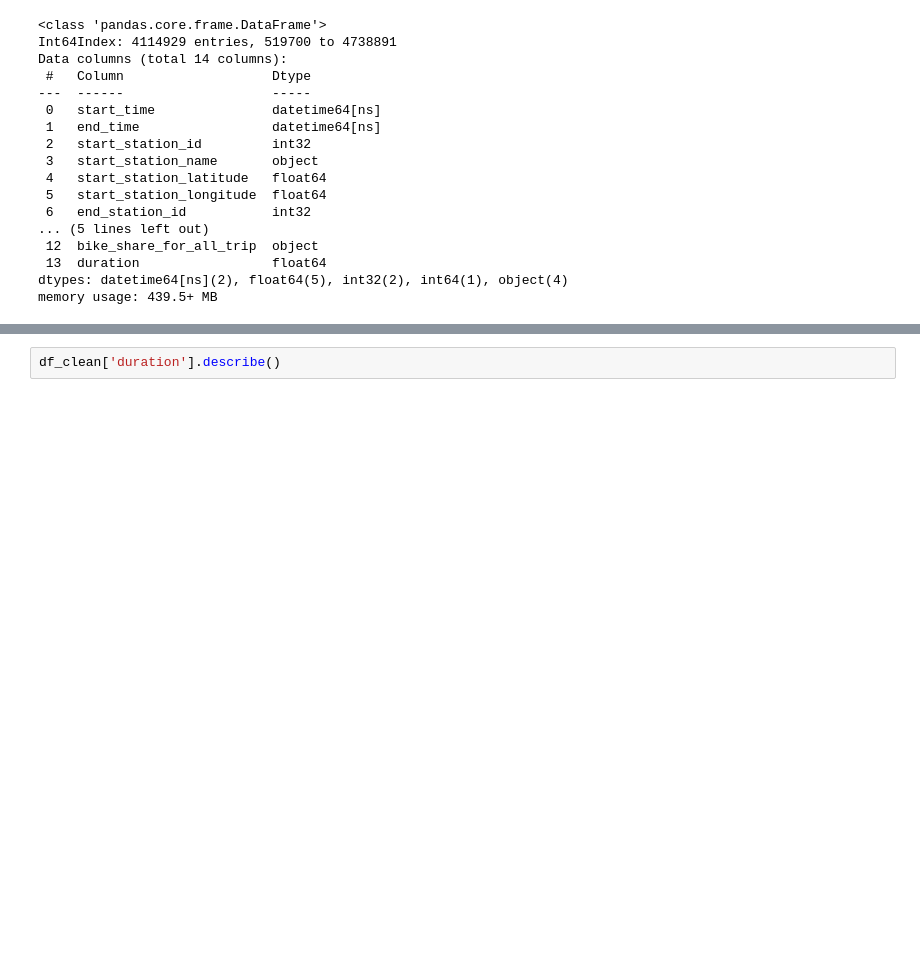
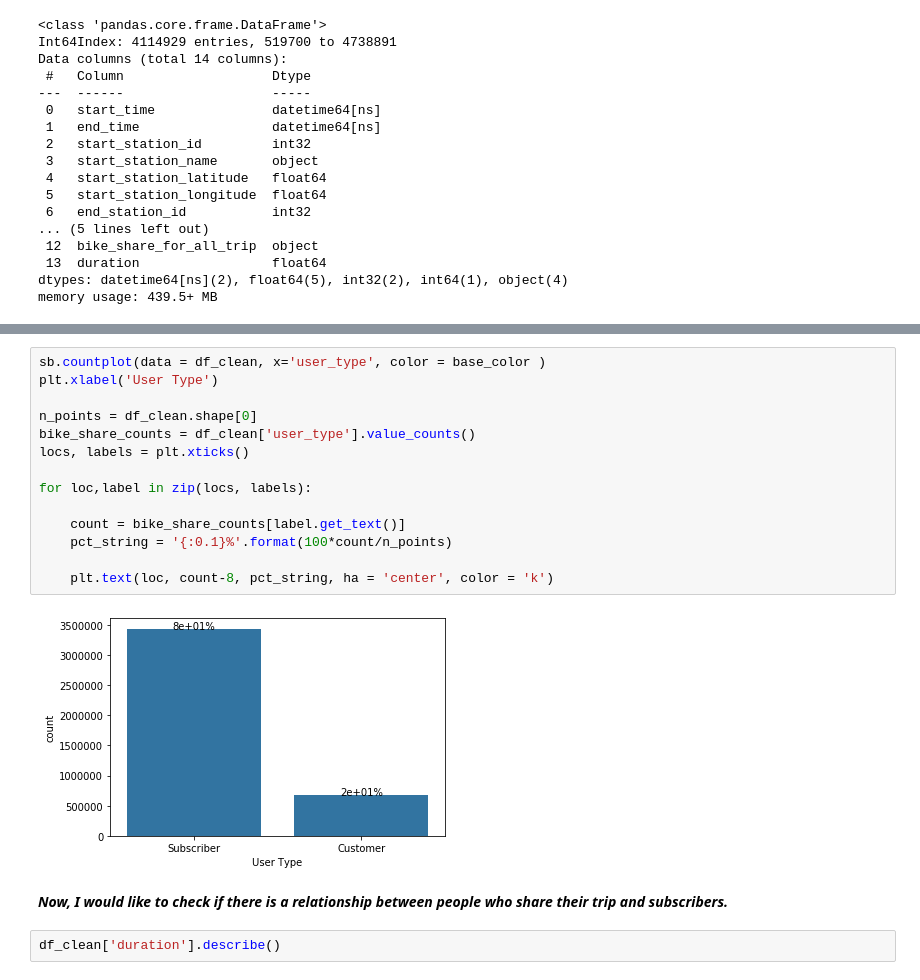
Before and after one commit to FarahAlthinayyan/Communicating_Data_Findings, a Jupyter notebook: exploration_template.ipynb, the cells around one changed output, grey strips where cells are left out. Saved outputs shown, nothing was run; the diff lists cells and outputs as text; blank space fills up the shorter version.

```diff
--- a/exploration_template.ipynb
+++ b/exploration_template.ipynb
@@ -383,3 +440,21 @@ plt.xlabel('User Type');
+# %%
+sb.countplot(data = df_clean, x='user_type', color = base_color )
+plt.xlabel('User Type')
+
+n_points = df_clean.shape[0]
+bike_share_counts = df_clean['user_type'].value_counts()
+locs, labels = plt.xticks()
+
+for loc,label in zip(locs, labels):
+
+    count = bike_share_counts[label.get_text()]
+    pct_string = '{:0.1}%'.format(100*count/n_points)
+
+    plt.text(loc, count-8, pct_string, ha = 'center', color = 'k')
+# %% [output]
+[figure, added]
+# %% [markdown]
+***Now, I would like to check if there is a relationship between people who share their trip and subscribers.***
 # %%
 df_clean['duration'].describe()
 # %% [output]
```
Also changed, not shown: parts of 12 cells of this notebook.
